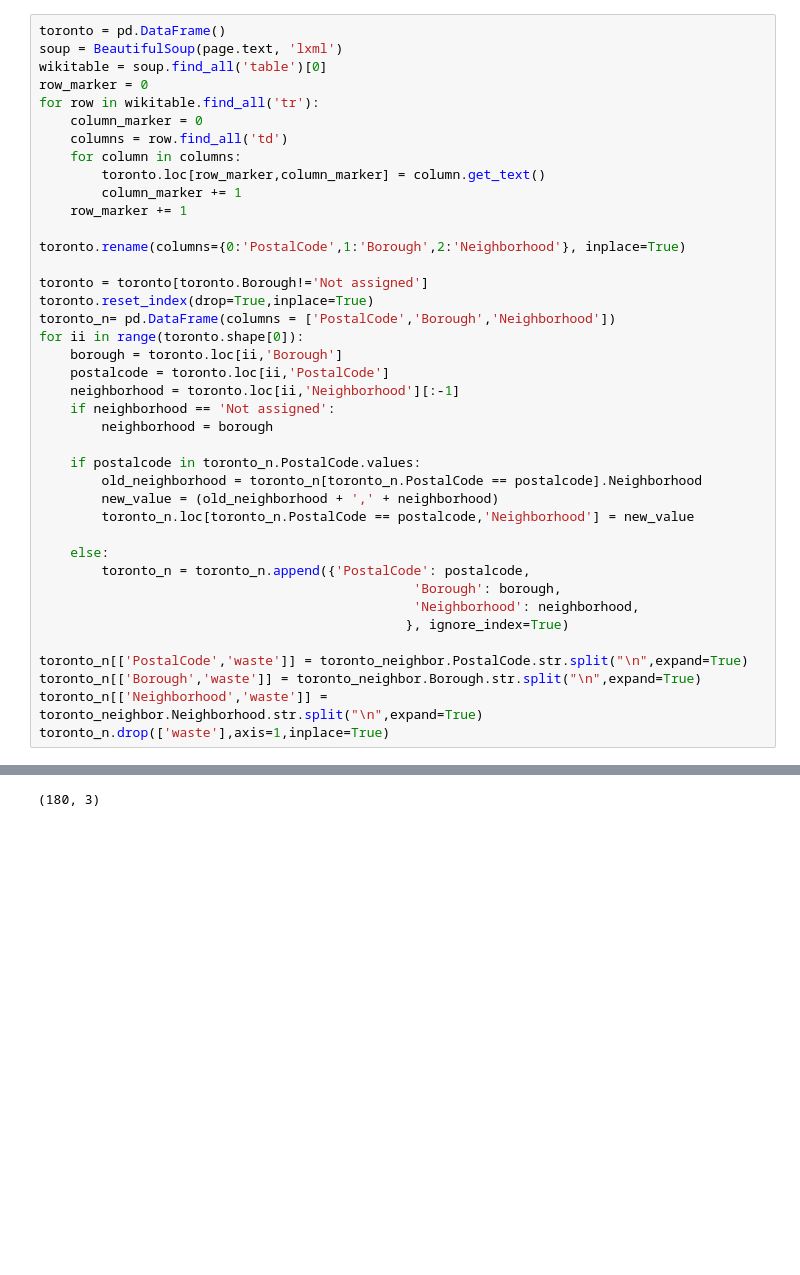
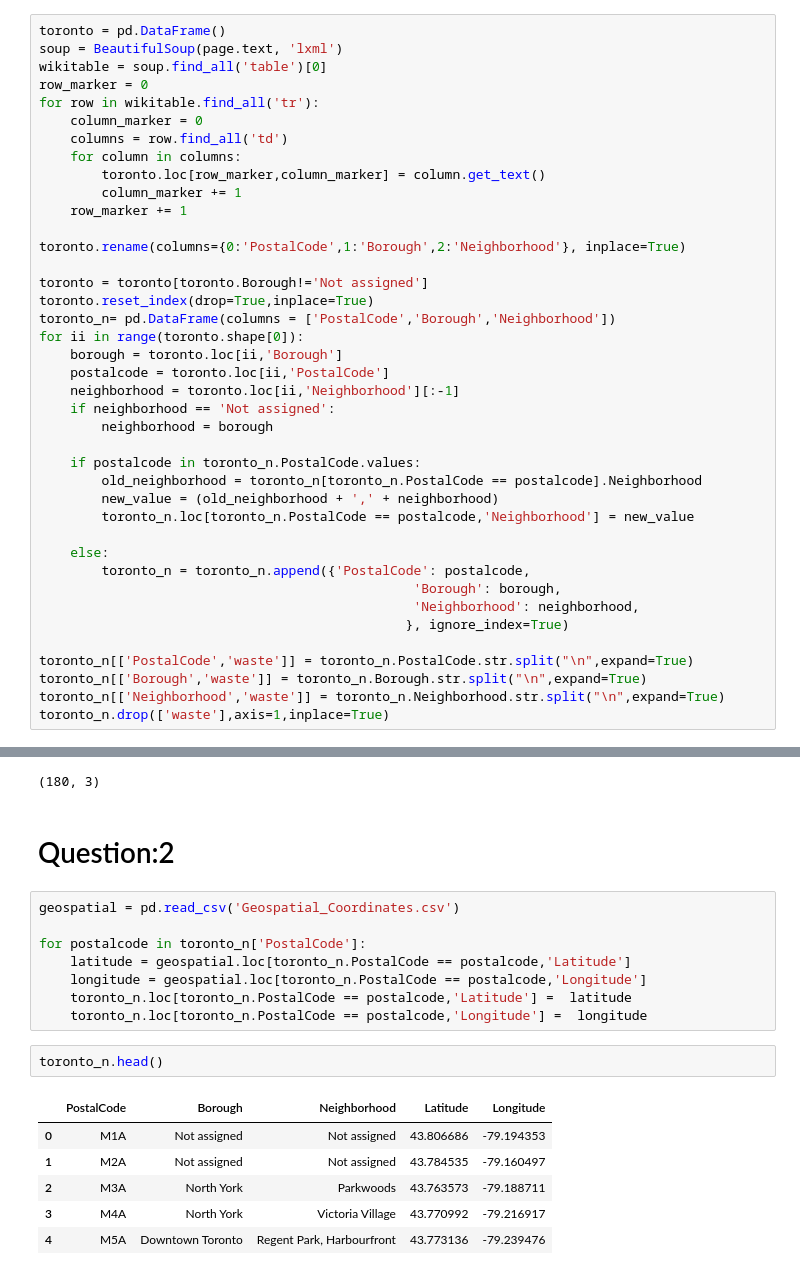
Before and after one commit to vasu949191/Capstone-Project, a Jupyter notebook: Toronto.ipynb, the cells around one changed output, grey strips where cells are left out. Cells and saved outputs as stored; diff of their text form; blank space fills up the shorter version.

```diff
--- a/Toronto.ipynb
+++ b/Toronto.ipynb
@@ -69,9 +69,9 @@ for ii in range(toronto.shape[0]):
                                                 'Neighborhood': neighborhood,
                                                }, ignore_index=True)
 
-toronto_n[['PostalCode','waste']] = toronto_neighbor.PostalCode.str.split("\n",expand=True)
-toronto_n[['Borough','waste']] = toronto_neighbor.Borough.str.split("\n",expand=True)
-toronto_n[['Neighborhood','waste']] = toronto_neighbor.Neighborhood.str.split("\n",expand=True)
+toronto_n[['PostalCode','waste']] = toronto_n.PostalCode.str.split("\n",expand=True)
+toronto_n[['Borough','waste']] = toronto_n.Borough.str.split("\n",expand=True)
+toronto_n[['Neighborhood','waste']] = toronto_n.Neighborhood.str.split("\n",expand=True)
 toronto_n.drop(['waste'],axis=1,inplace=True)
 # %%
 toronto_n.head()
@@ -86,3 +86,22 @@ toronto_n.head()
 toronto_n.shape
 # %% [output]
 (180, 3)
+# %% [markdown]
+# Question:2
+# %%
+geospatial = pd.read_csv('Geospatial_Coordinates.csv')
+
+for postalcode in toronto_n['PostalCode']:
+    latitude = geospatial.loc[toronto_n.PostalCode == postalcode,'Latitude']
+    longitude = geospatial.loc[toronto_n.PostalCode == postalcode,'Longitude']
+    toronto_n.loc[toronto_n.PostalCode == postalcode,'Latitude'] =  latitude
+    toronto_n.loc[toronto_n.PostalCode == postalcode,'Longitude'] =  longitude
+# %%
+toronto_n.head()
+# %% [output]
+|  | PostalCode | Borough | Neighborhood | Latitude | Longitude |
+| 0 | M1A | Not assigned | Not assigned | 43.806686 | -79.194353 |
+| 1 | M2A | Not assigned | Not assigned | 43.784535 | -79.160497 |
+| 2 | M3A | North York | Parkwoods | 43.763573 | -79.188711 |
+| 3 | M4A | North York | Victoria Village | 43.770992 | -79.216917 |
+| 4 | M5A | Downtown Toronto | Regent Park, Harbourfront | 43.773136 | -79.239476 |
```
Also changed, not shown: parts of 6 cells of this notebook.
